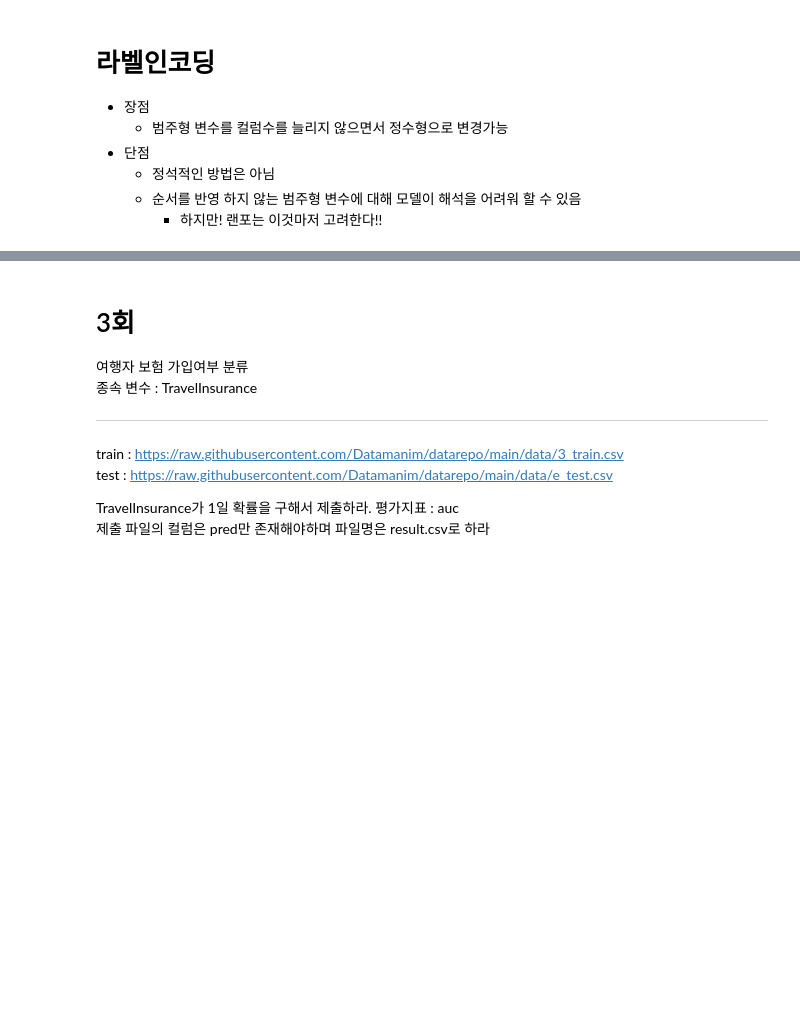
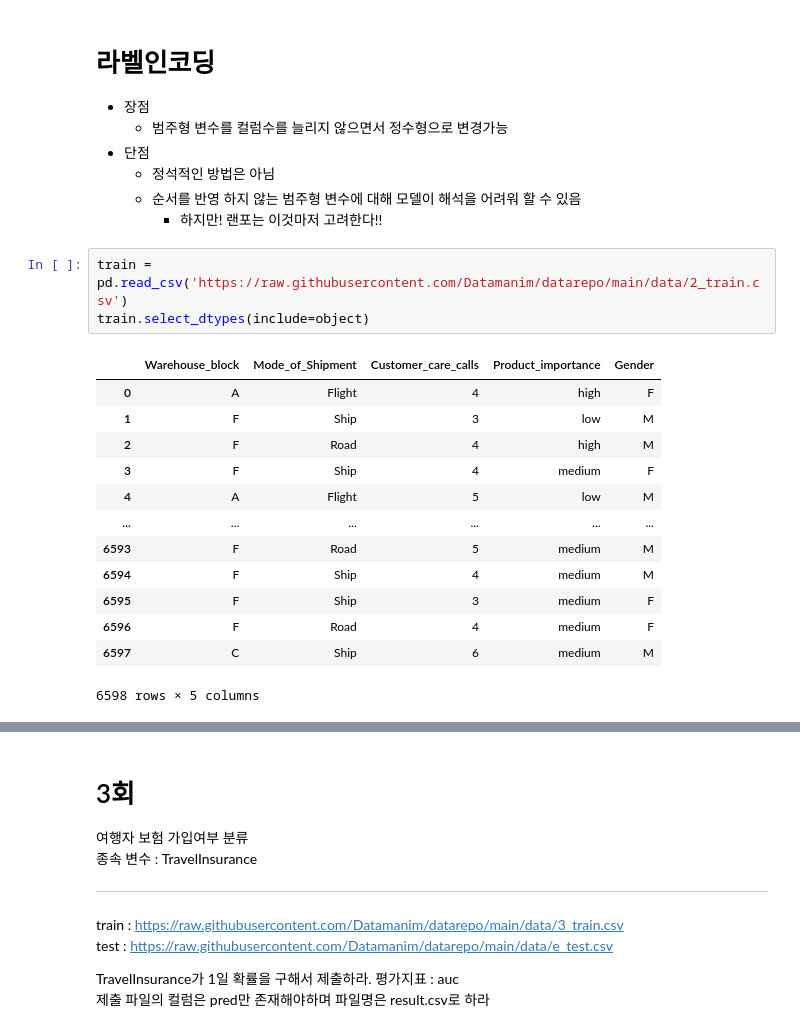
Before and after one commit to hyeonnnho/Big-Data-Analysis-Professional, a Jupyter notebook: 강의/2유형_example.ipynb, the cells around one changed output, grey strips where cells are left out. Cells and saved outputs as stored; diff of their text form; blank space fills up the shorter version.

```diff
--- a/강의/2유형_example.ipynb
+++ b/강의/2유형_example.ipynb
@@ -91,3 +214,20 @@ display(test)
     - 정석적인 방법은 아님
     - 순서를 반영 하지 않는 범주형 변수에 대해 모델이 해석을 어려워 할 수 있음
         - 하지만! 랜포는 이것마저 고려한다!!
+# %%
+train = pd.read_csv('https://raw.githubusercontent.com/Datamanim/datarepo/main/data/2_train.csv')
+train.select_dtypes(include=object)
+# %% [output]
+|  | Warehouse_block | Mode_of_Shipment | Customer_care_calls | Product_importance | Gender |
+| 0 | A | Flight | 4 | high | F |
+| 1 | F | Ship | 3 | low | M |
+| 2 | F | Road | 4 | high | M |
+| 3 | F | Ship | 4 | medium | F |
+| 4 | A | Flight | 5 | low | M |
+| ... | ... | ... | ... | ... | ... |
+| 6593 | F | Road | 5 | medium | M |
+| 6594 | F | Ship | 4 | medium | M |
+| 6595 | F | Ship | 3 | medium | F |
+| 6596 | F | Road | 4 | medium | F |
+| 6597 | C | Ship | 6 | medium | M |
+6598 rows × 5 columns
```
Also changed, not shown: parts of 9 cells of this notebook.
